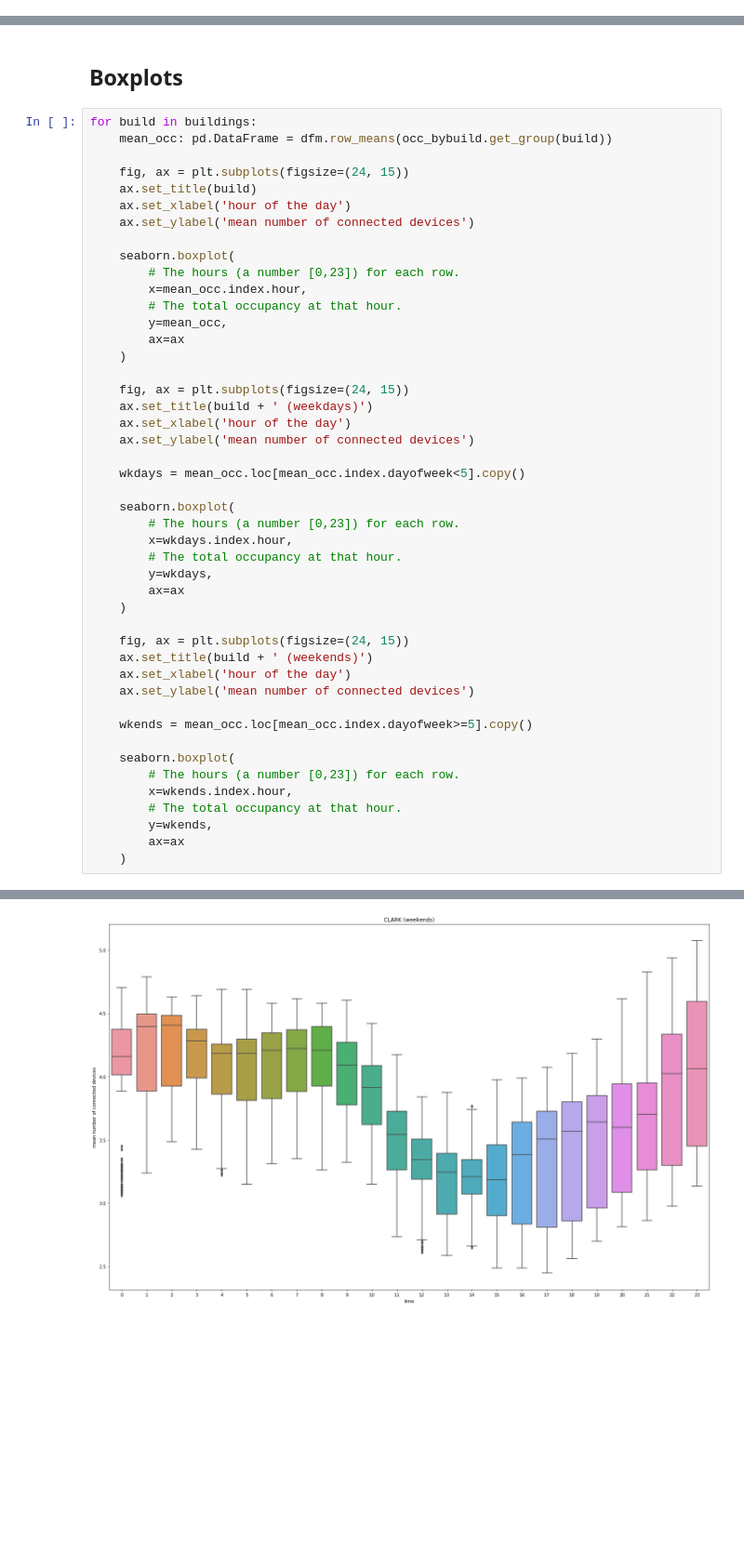
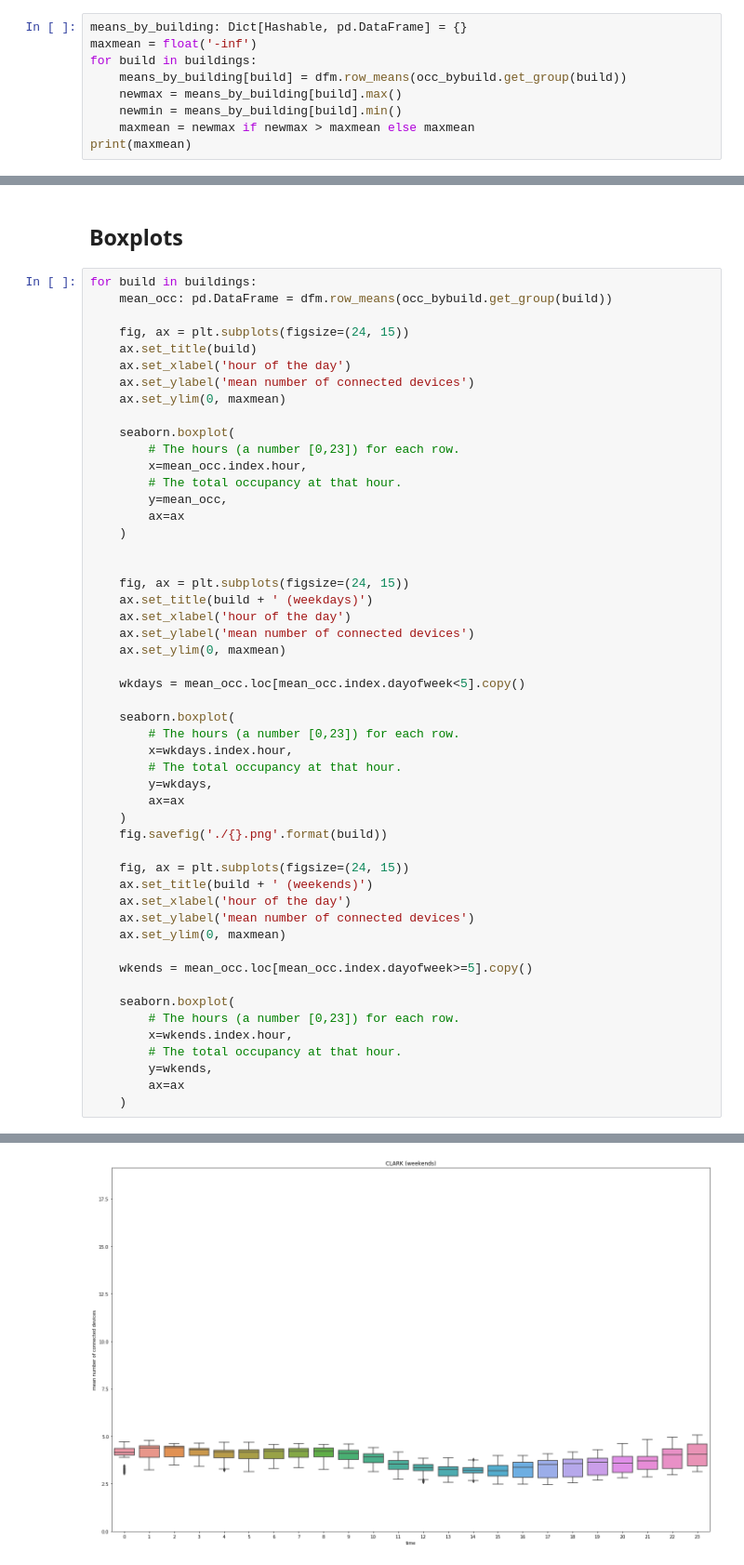
Before and after one commit to lux12337/wifi_occupancy, a Jupyter notebook: analytics-apps/boxplots.ipynb, the cells around one changed output, grey strips where cells are left out. Shown at 93% size. Saved outputs shown, nothing was run; the diff lists cells and outputs as text; blank space fills up the shorter version.

```diff
--- a/analytics-apps/boxplots.ipynb
+++ b/analytics-apps/boxplots.ipynb
@@ -70,3 +71,12 @@ print('buildings not found: {}'.format(set(buildings) - set(occ_bybuild.groups.k
 buildings = list(occ_bybuild.groups.keys())
 # %% [output]
 buildings not found: {'PEARSON', 'CROOKSHANK', 'THATHCHER'}
+# %%
+means_by_building: Dict[Hashable, pd.DataFrame] = {}
+maxmean = float('-inf')
+for build in buildings:
+    means_by_building[build] = dfm.row_means(occ_bybuild.get_group(build))
+    newmax = means_by_building[build].max()
+    newmin = means_by_building[build].min()
+    maxmean = newmax if newmax > maxmean else maxmean
+print(maxmean)
@@ -80,6 +92,7 @@ for build in buildings:
     ax.set_title(build)
     ax.set_xlabel('hour of the day')
     ax.set_ylabel('mean number of connected devices')
+    ax.set_ylim(0, maxmean)
 
     seaborn.boxplot(
         # The hours (a number [0,23]) for each row.
@@ -89,10 +102,12 @@ for build in buildings:
         ax=ax
     )
 
+
     fig, ax = plt.subplots(figsize=(24, 15))
     ax.set_title(build + ' (weekdays)')
     ax.set_xlabel('hour of the day')
     ax.set_ylabel('mean number of connected devices')
+    ax.set_ylim(0, maxmean)
 
     wkdays = mean_occ.loc[mean_occ.index.dayofweek<5].copy()
 
@@ -103,11 +118,13 @@ for build in buildings:
         y=wkdays,
         ax=ax
     )
+    fig.savefig('./{}.png'.format(build))
 
     fig, ax = plt.subplots(figsize=(24, 15))
     ax.set_title(build + ' (weekends)')
     ax.set_xlabel('hour of the day')
     ax.set_ylabel('mean number of connected devices')
+    ax.set_ylim(0, maxmean)
 
     wkends = mean_occ.loc[mean_occ.index.dayofweek>=5].copy()
 
@@ -130 +147 @@ for build in buildings:
-[figure, old version]
+[figure, new version]
```
Also changed, not shown: parts of 3 cells of this notebook, 2 other files.
